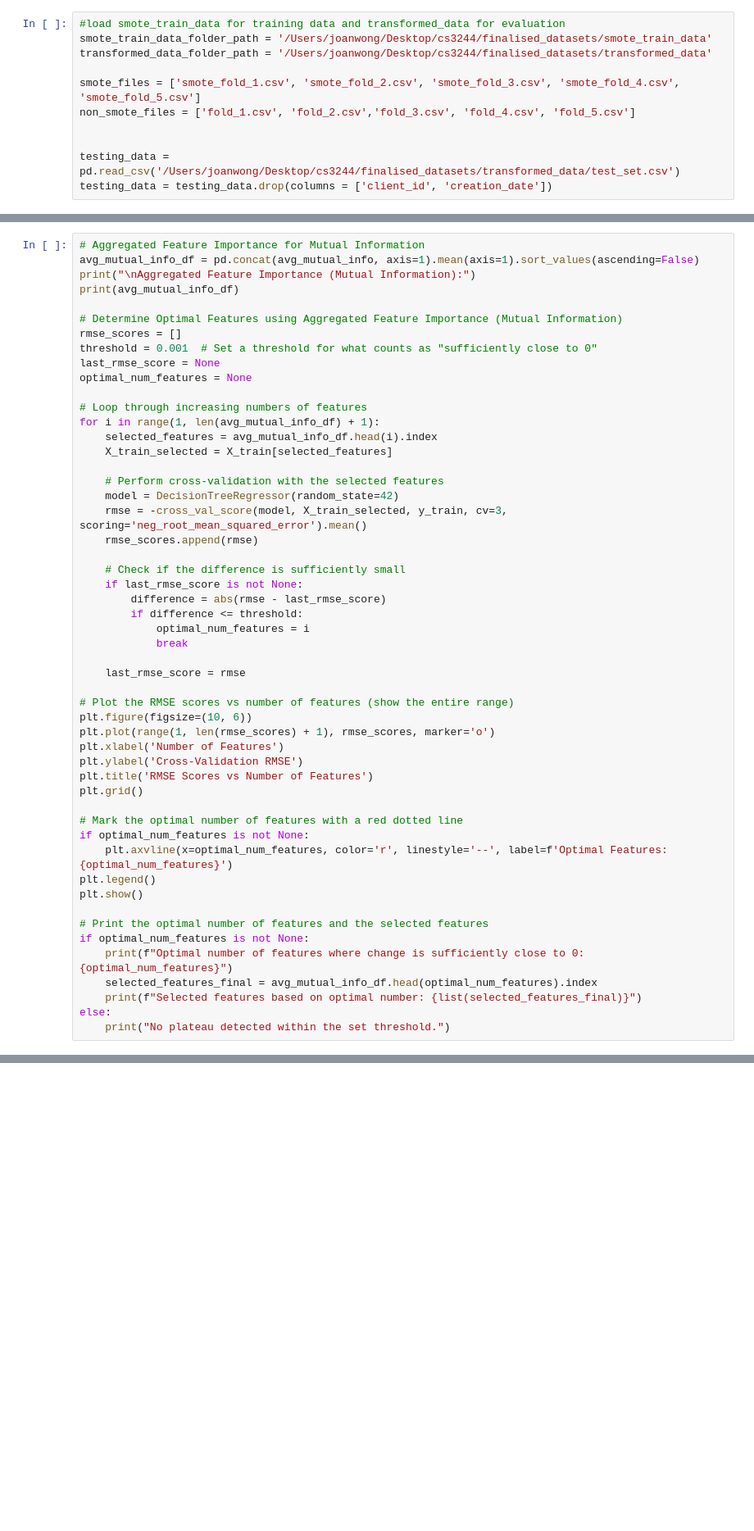
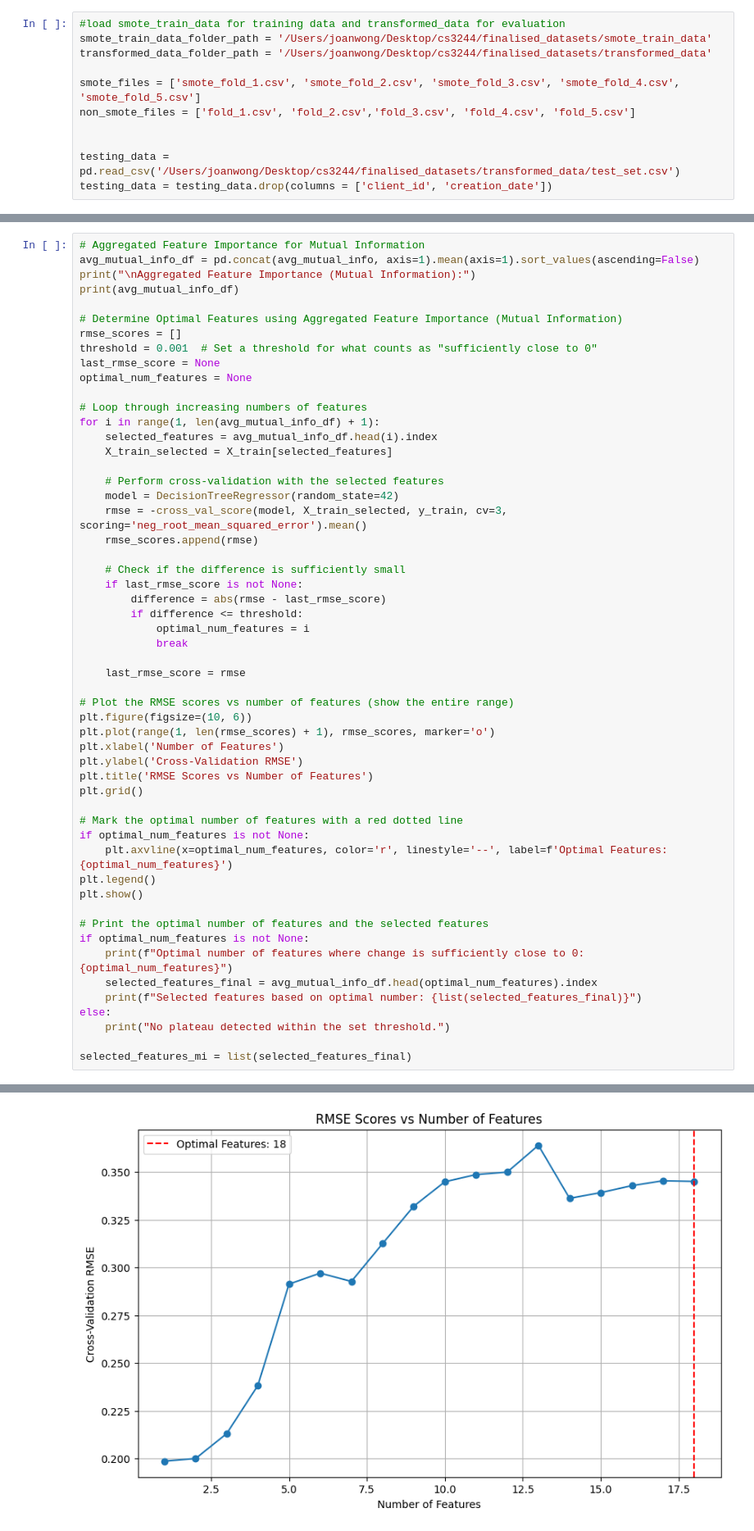
Before and after one commit to bernisschow/CS3244-Fraud-Detection-in-Electricity-and-Gas-Consumption, a Jupyter notebook: DT Continuous Output Model.ipynb, the cells around one changed output, grey strips where cells are left out. Shown at 82% size. Cells and saved outputs as stored; diff of their text form; blank space fills up the shorter version.

```diff
--- a/DT Continuous Output Model.ipynb
+++ b/DT Continuous Output Model.ipynb
@@ -246,3 +345,6 @@ if optimal_num_features is not None:
     print(f"Selected features based on optimal number: {list(selected_features_final)}")
 else:
     print("No plateau detected within the set threshold.")
+
+selected_features_mi = list(selected_features_final)
+# %% [output]
@@ -248,0 +364 @@ else:
+[figure, added]
```
Also changed, not shown: parts of 20 cells of this notebook.
